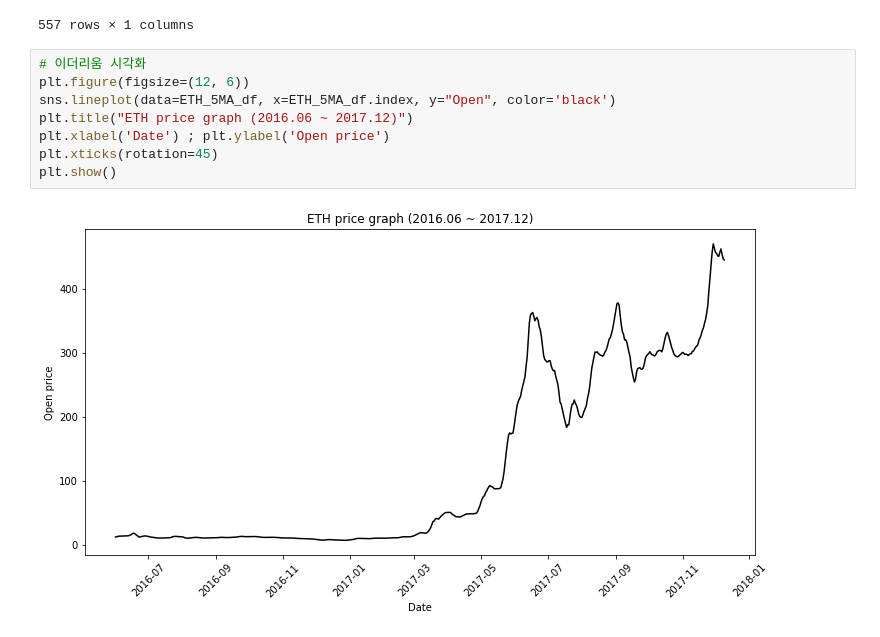
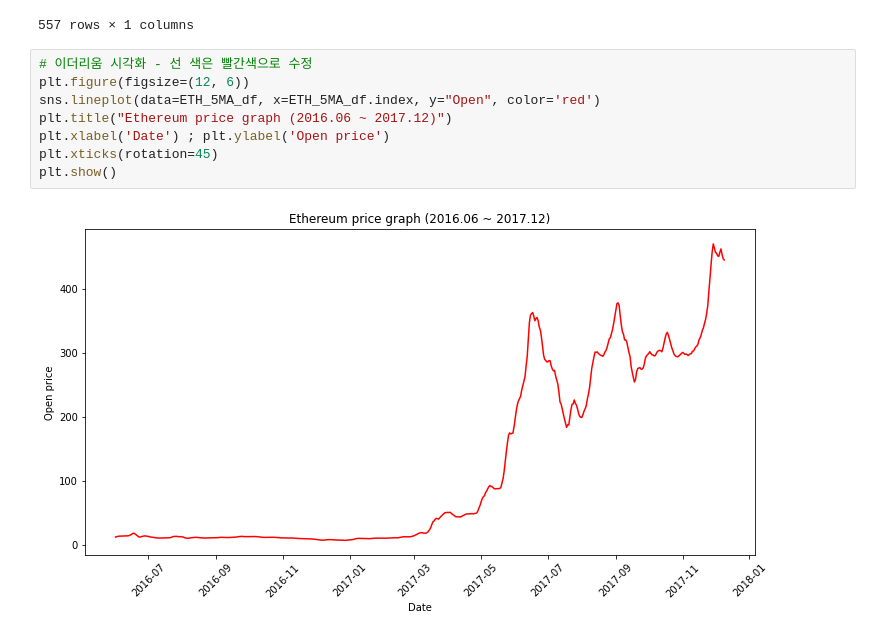
Before and after one commit to Paul-scpark/AI-dev-course, a Jupyter notebook: 3주차/05_1_Weekly_Mission.ipynb, the cells around one changed output. Cells and saved outputs as stored; diff of their text form.

```diff
--- a/3주차/05_1_Weekly_Mission.ipynb
+++ b/3주차/05_1_Weekly_Mission.ipynb
@@ -204,14 +251,14 @@ ETH_5MA_df
 | 2017-12-09 | 445.148 |
 557 rows × 1 columns
 # %%
-# 이더리움 시각화
+# 이더리움 시각화 - 선 색은 빨간색으로 수정
 plt.figure(figsize=(12, 6))
-sns.lineplot(data=ETH_5MA_df, x=ETH_5MA_df.index, y="Open", color='black')
-plt.title("ETH price graph (2016.06 ~ 2017.12)")
+sns.lineplot(data=ETH_5MA_df, x=ETH_5MA_df.index, y="Open", color='red')
+plt.title("Ethereum price graph (2016.06 ~ 2017.12)")
 plt.xlabel('Date') ; plt.ylabel('Open price')
 plt.xticks(rotation=45)
 plt.show()
 # %% [output]
-[figure, old version]
+[figure, new version]
 # %%
 # 비트코인과 이더리움 합치기
```
Also changed, not shown: parts of 10 cells of this notebook.
